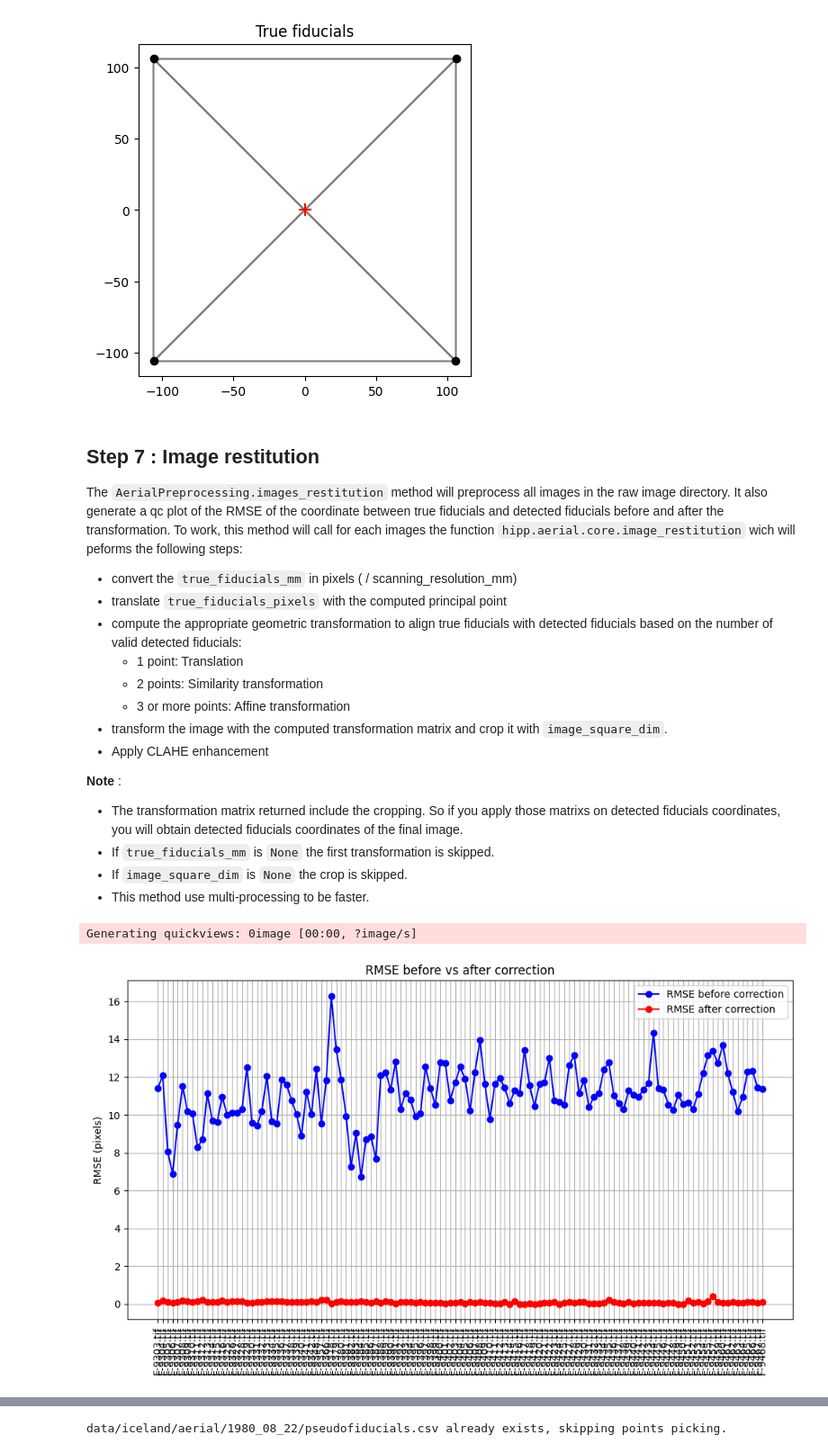
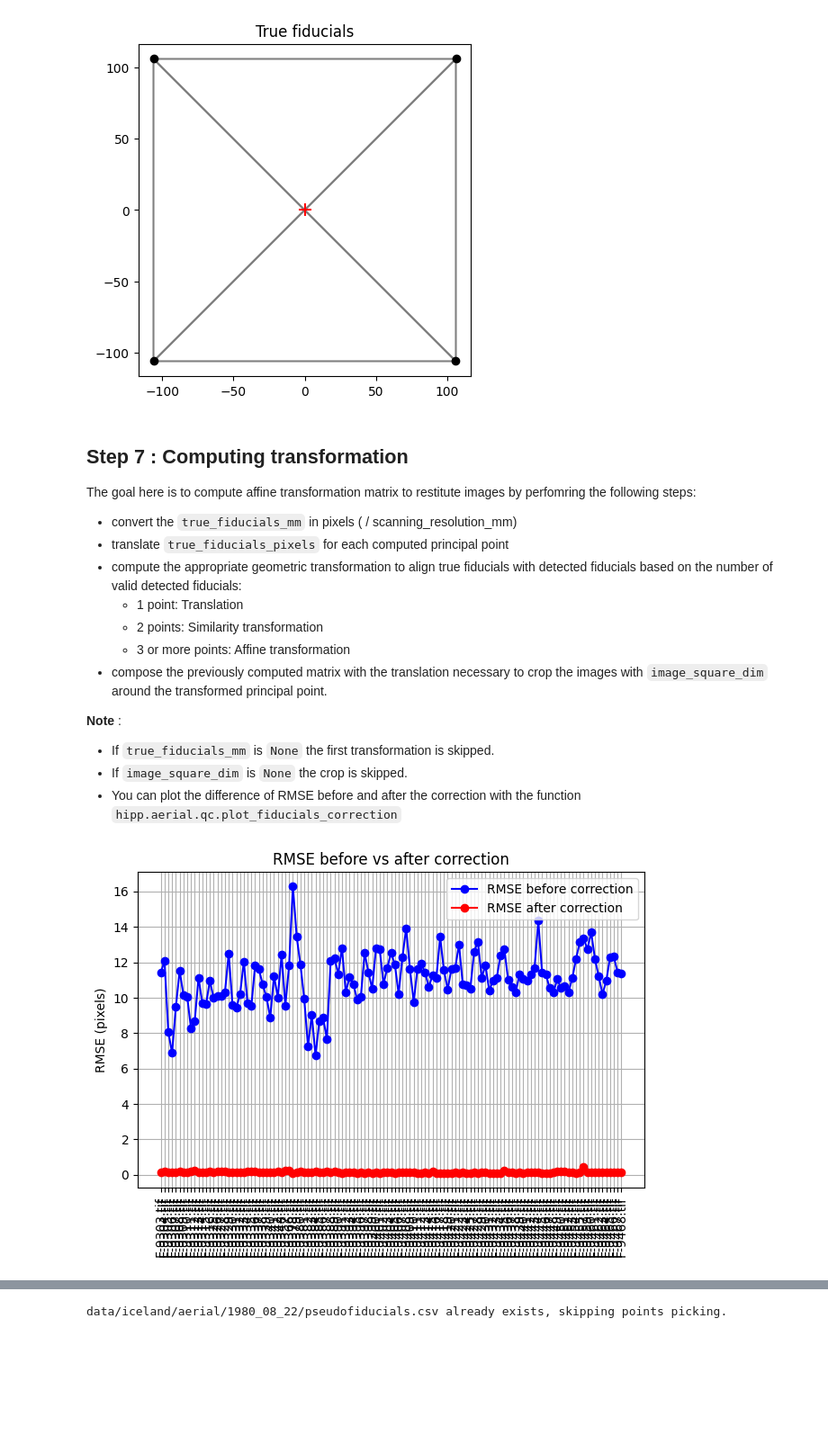
Before and after one commit to shippp/history, a Jupyter notebook: notebooks/iceland_aerial.ipynb, the cells around one changed output, grey strips where cells are left out. Shown at 90% size. Drawn from its saved outputs; the diff is of its cells as text; code cells hidden in the pictures; blank space fills up the shorter version.

```diff
--- a/notebooks/iceland_aerial.ipynb
+++ b/notebooks/iceland_aerial.ipynb
@@ -11,7 +14,7 @@ import glob
 ## Settings
 # %%
 # path settings
-PROJECT_DIRECTORY = "data/iceland/aerial/1980_08_22"
+PROJECT_DIRECTORY = "data/iceland/aerial_images/1980_08_22"
 RAW_IMAGES_DIRECTORY = os.path.join(PROJECT_DIRECTORY, "raw_images")
 PREPROCESSED_IMAGES_DIRECTORY = os.path.join(PROJECT_DIRECTORY, "preprocessed_images")
 CROPPED_IMAGES_DIRECTORY = os.path.join(PROJECT_DIRECTORY, "cropped_images")
@@ -152,52 +166,39 @@ As we can see on those qc plots, no outliers are found probably cause the detect
 - Open the csv file with `hipp.aerial.open_camera_model_intrinsics`.
 - (Optional) Plot `true_fiducials_mm` to be sure your csv is correctly setup.
 # %%
-camera_model_path = os.path.join(PROJECT_DIRECTORY, "camera_model_intrinsics.csv")
+scanning_resolution_mm, true_fiducials_mm = hipp.aerial.open_camera_model_intrinsics(CAMERA_MODEL_PATH)
 
-scanning_resolution_mm, true_fiducials_mm = hipp.aerial.open_camera_model_intrinsics(camera_model_path)
-
-hipp.aerial.plot_true_fiducials(true_fiducials_mm)
+hipp.aerial.qc.plot_true_fiducials(true_fiducials_mm)
 # %% [output]
 [figure]
 # %% [markdown]
-## Step 7 : Image restitution
+## Step 7 : Computing transformation
 
-The `AerialPreprocessing.images_restitution` method will preprocess all images in the raw image directory. It also generate a qc plot of the RMSE of the coordinate between true fiducials and detected fiducials before and after the transformation. To work, this method will call for each images the function `hipp.aerial.core.image_restitution` wich will peforms the following steps:
+The goal here is to compute affine transformation matrix to restitute images by perfomring the following steps:
 - convert the `true_fiducials_mm` in pixels ( / scanning_resolution_mm)
-- translate `true_fiducials_pixels` with the computed principal point
+- translate `true_fiducials_pixels` for each computed principal point
 - compute the appropriate geometric transformation to align true fiducials with detected fiducials based on the number of valid detected fiducials:
     - 1 point: Translation
     - 2 points: Similarity transformation
     - 3 or more points: Affine transformation
-- transform the image with the computed transformation matrix and crop it with `image_square_dim`.
-- Apply CLAHE enhancement
+- compose the previously computed matrix with the translation necessary to crop the images with `image_square_dim` around the transformed principal point.
+
 
 **Note** :
-- The transformation matrix returned include the cropping. So if you apply those matrixs on detected fiducials coordinates, you will obtain detected fiducials coordinates of the final image.
 - If `true_fiducials_mm` is `None` the first transformation is skipped.
 - If `image_square_dim` is `None` the crop is skipped.
-- This method use multi-processing to be faster.
+- You can plot the difference of RMSE before and after the correction with the function `hipp.aerial.qc.plot_fiducials_correction`
 # %%
-# here we take result image of 9 inchs (228.6 mm) because it's the size of aerial images
-# we minus 5 px to be avoid some black borders
-# can be apply with 208 mm to have no artifacts
+df = pd.read_csv(DETECTED_FIDUCIALS_PATH, index_col="image_id")
 image_square_dim = int(228.6 / scanning_resolution_mm) - 5
 
-transformation_matrixs = ap.images_restitution(
-    filtered_detected_fiducials_df,
-    true_fiducials_mm,
-    image_square_dim=image_square_dim,
-    scanning_resolution_mm=scanning_resolution_mm,
-    max_workers=MAX_WORKERS,
-    dry_run=True # set this to true if you don't want to process images
-)
+transformations = hipp.aerial.compute_transformations(df, true_fiducials_mm, image_square_dim, scanning_resolution_mm)
 
-hipp.tools.generate_quickviews(PREPROCESSED_IMAGES_DIRECTORY, factor=QUICKVIEWS_FACTOR, max_workers=MAX_WORKERS)
+# save the transformed detected fiducial markers (coordinate of fiducials in preprocessed images)
+os.makedirs(os.path.dirname(TF_DETECTED_FIDUCIALS_PATH), exist_ok=True)
+hipp.aerial.warp_fiducials_df(df, transformations).round(2).to_csv(TF_DETECTED_FIDUCIALS_PATH)
 
-# apply previously computed transformation matrixs to detected fiducial coordinates, to
-# have the detected fiducial coordinates of all restitute images.
-transformed_detections = filtered_detected_fiducials_df.apply(lambda row: hipp.aerial.warp_fiducial_coordinates(row, transformation_matrixs[row.name]), axis=1)
-transformed_detections.to_csv(os.path.join(PREPROCESSED_IMAGES_DIRECTORY, "detected_fiducial_markers.csv"))
+# plot the correction to ensure it's correct
+hipp.aerial.qc.plot_fiducials_correction(df, transformations, true_fiducials_mm, scanning_resolution_mm)
 # %% [output]
-Generating quickviews: 0image [00:00, ?image/s]
-[figure, old version]
+[figure, new version]
```
Also changed, not shown: parts of 28 cells of this notebook, 14 other files.
